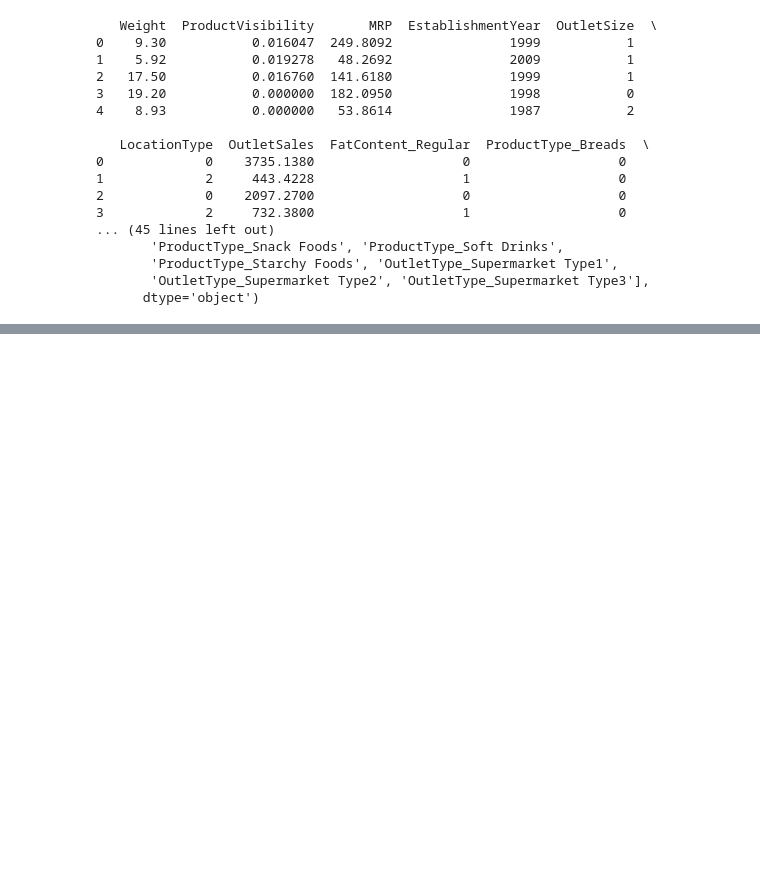
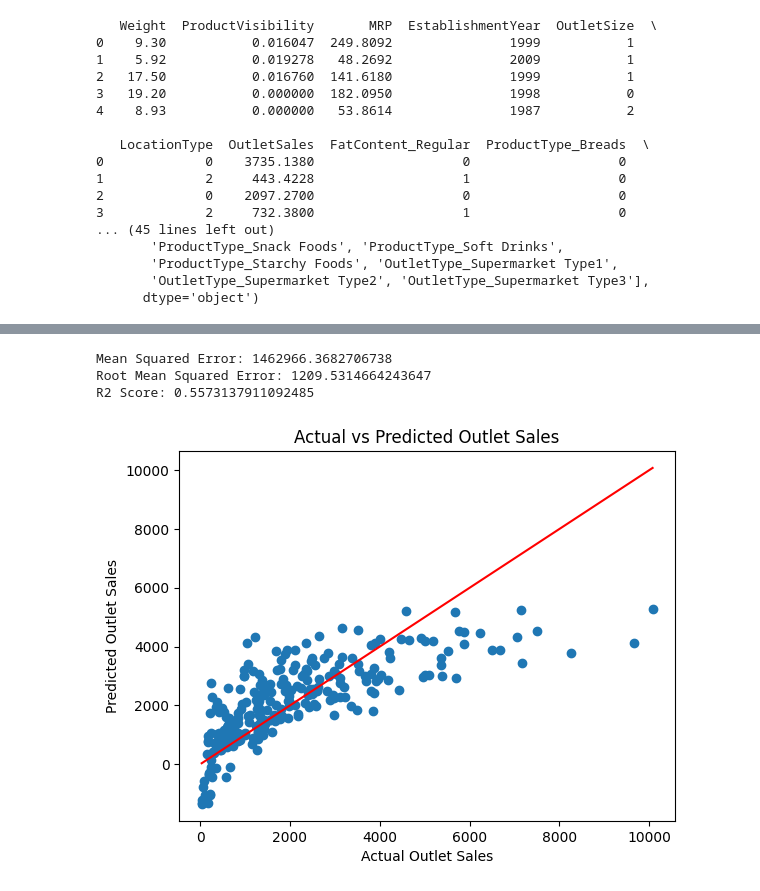
Before and after one commit to AnnabelleMcSharry/AI-ML-Car-Data, a Jupyter notebook: salesForcasting.ipynb, the cells around one changed output, grey strips where cells are left out. Saved outputs shown, nothing was run; the diff lists cells and outputs as text; code cells hidden in the pictures; blank space fills up the shorter version.

```diff
--- a/salesForcasting.ipynb
+++ b/salesForcasting.ipynb
@@ -389,3 +388,12 @@ print(sales.columns)
        'ProductType_Starchy Foods', 'OutletType_Supermarket Type1',
        'OutletType_Supermarket Type2', 'OutletType_Supermarket Type3'],
       dtype='object')
+# %%
+#chnaging the establishment year to be the number of years opened because that is more valuable data
+#data set is based off 2013ndata so basing years opened on year opened at the time the data was taken
+
+sales["OutletAge"] = 2013 - sales["EstablishmentYear"]
+sales = sales.drop(columns=["EstablishmentYear"])
+
+print(sales.head())
+print(sales.columns)
@@ -391,0 +418,12 @@ print(sales.columns)
+# %%
+#need to use feature scaling as mrp (maximum retail price) is too high
+#dont scale the sales as that is the goal
+
+X = sales.drop(columns=["OutletSales"])
+y = sales["OutletSales"]
+
+X_train, X_test, y_train, y_test = train_test_split(X, y, test_size=0.03, random_state=42)
+
+scaler = StandardScaler()
+X_train_scaled = scaler.fit_transform(X_train)
+X_test_scaled = scaler.transform(X_test)
@@ -391,0 +453,26 @@ print(sales.columns)
+# %%
+#predicting using everything apart from the sales (the target)
+linear_model = LinearRegression()
+linear_model.fit(X_train_scaled, y_train)
+
+y_pred = linear_model.predict(X_test_scaled)
+
+print("Mean Squared Error:", mean_squared_error(y_test, y_pred))
+print("Root Mean Squared Error:", np.sqrt(mean_squared_error(y_test, y_pred)))
+print("R2 Score:", r2_score(y_test, y_pred))
+# %% [output]
+Mean Squared Error: 1462966.3682706738
+Root Mean Squared Error: 1209.5314664243647
+R2 Score: 0.5573137911092485
+# %%
+#visualise actual sales vs the predicted sales
+#shows a general upwards trend but not fully on the line
+#shows the model is underpredicting the higher sales
+plt.scatter(y_test, y_pred)
+plt.plot([y_test.min(), y_test.max()], [y_test.min(), y_test.max()], color="red")
+plt.xlabel("Actual Outlet Sales")
+plt.ylabel("Predicted Outlet Sales")
+plt.title("Actual vs Predicted Outlet Sales")
+plt.show()
+# %% [output]
+[figure, added]
```
Also changed, not shown: parts of 7 cells of this notebook.
